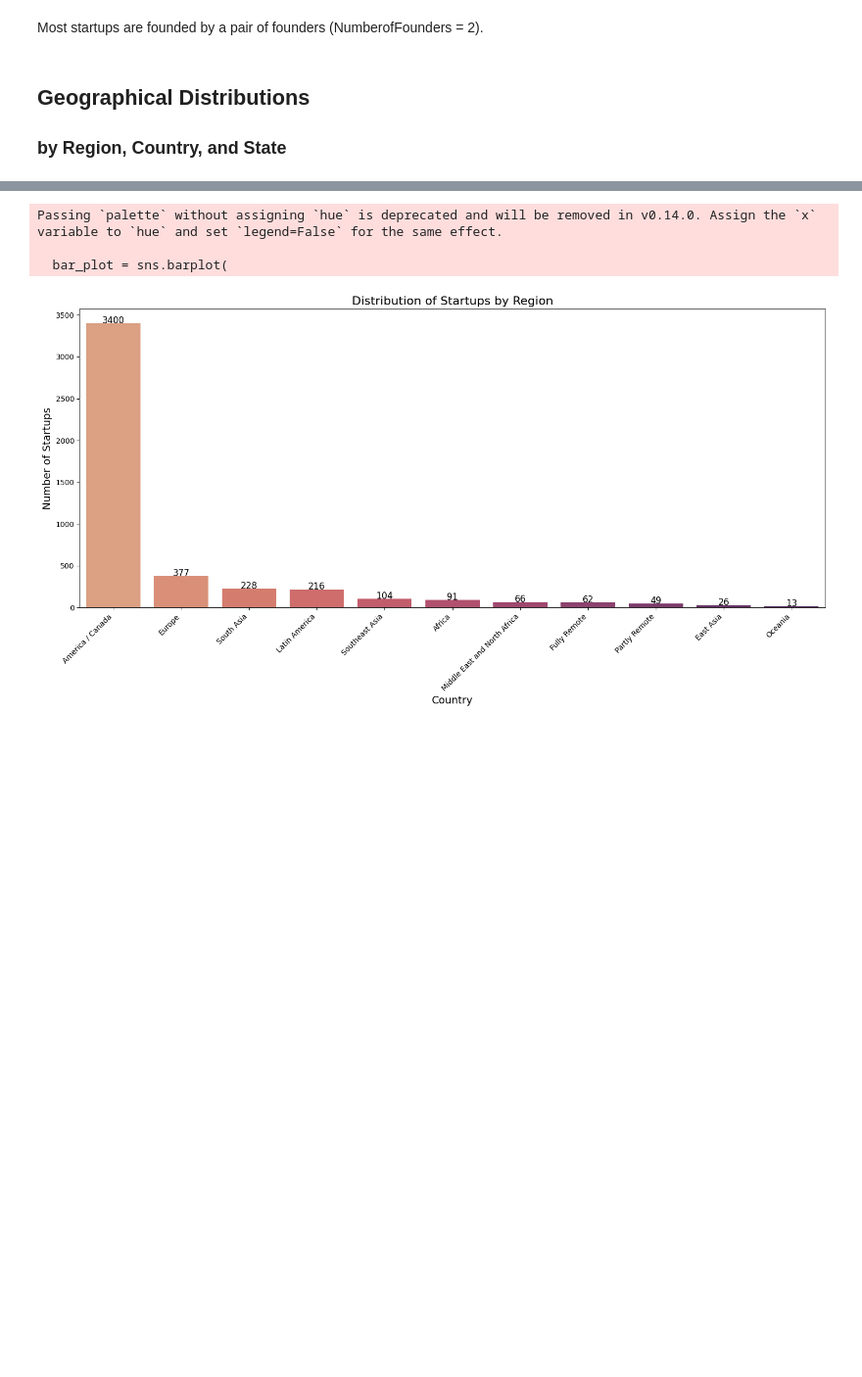
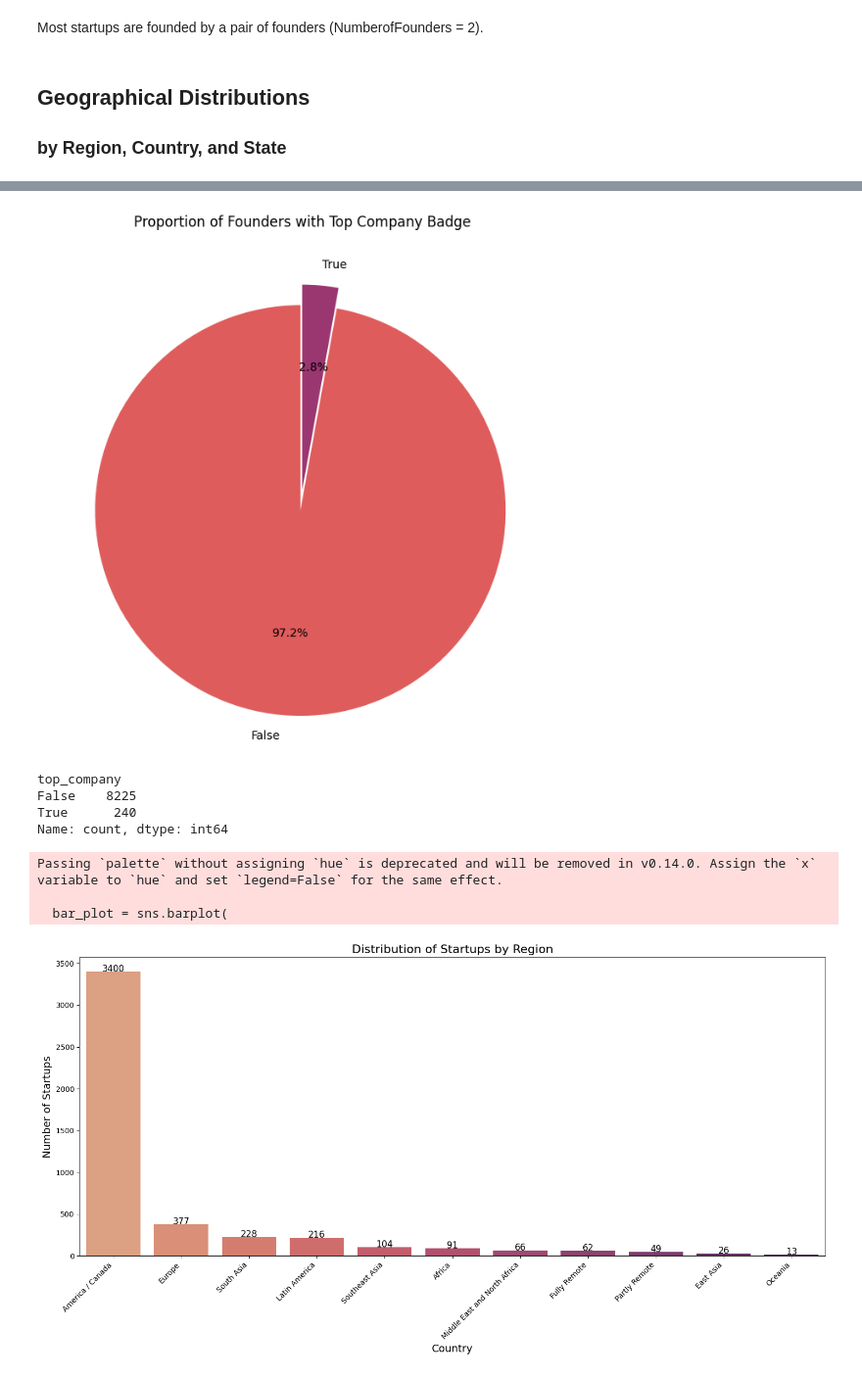
Before and after one commit to alishasrivas/Predicting-YCStartup-Survival, a Jupyter notebook: 1-eda/eda.ipynb, the cells around one changed output, grey strips where cells are left out. Shown: that part at 98% size. Cells and saved outputs as stored; diff of their text form; code cells hidden in the pictures; blank space fills up the shorter version.

```diff
--- a/1-eda/eda.ipynb
+++ b/1-eda/eda.ipynb
@@ -100,3 +155,25 @@ regions["region"] = regions["region"].replace(country_to_region)
+# %%
+top_company_counts = founders["top_company"].value_counts()
+plt.figure(figsize=(8, 8))
+
+top_company_counts.plot.pie(
+    autopct='%1.1f%%',
+    startangle=90,
+    labels=["False", "True"],
+    colors=sns.color_palette("flare", n_colors=2),
+    explode=(0.1, 0)
+)
+plt.title("Proportion of Founders with Top Company Badge")
+plt.ylabel("")
+plt.savefig("/Users/alishasrivastava/Predicitng-YCStartup-Peformance/1-eda/figures/top_company_proportion.png", dpi=300)
+
+plt.show()
+# %% [output]
+[figure, added]
+top_company
+False    8225
+True      240
+Name: count, dtype: int64
 # %%
 region_counts = regions['region'].value_counts()
 
```
Also changed, not shown: parts of 2 cells of this notebook, 1 other file.
